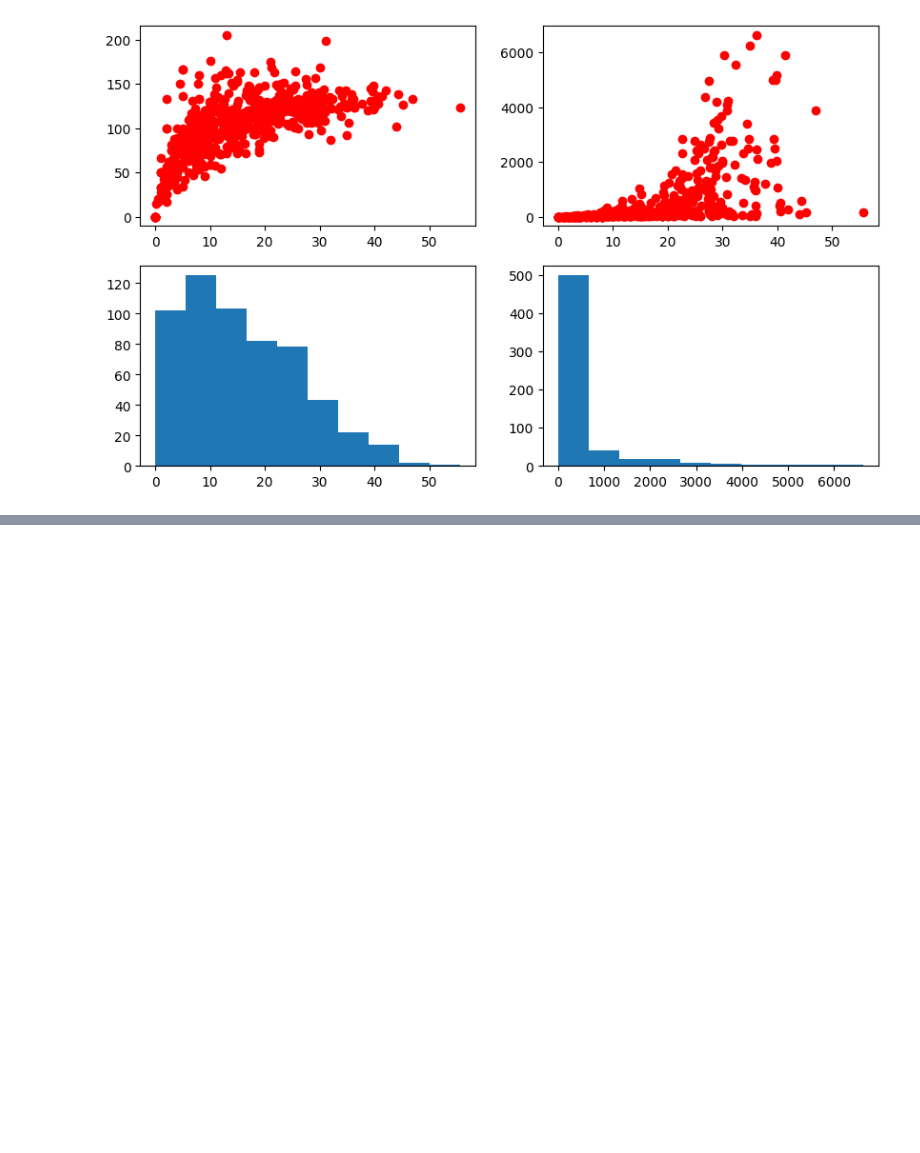
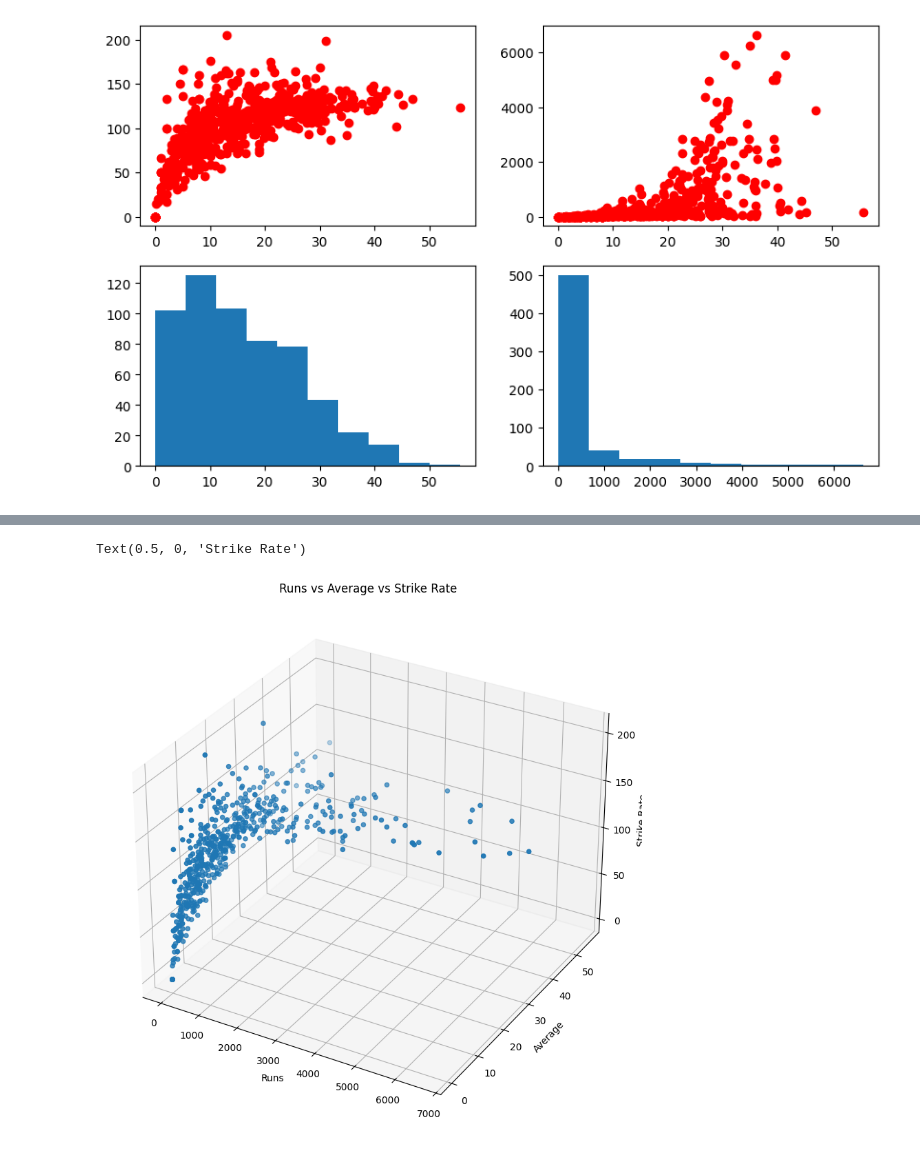
Before and after one commit to hrishavraj89/advanced_matplotlib, a Jupyter notebook: notebook.ipynb, the cells around one changed output, grey strips where cells are left out. Cells and saved outputs as stored; diff of their text form; code cells hidden in the pictures; blank space fills up the shorter version.

Commit message:
leared 3d scatterplots

```diff
--- a/notebook.ipynb
+++ b/notebook.ipynb
@@ -215,0 +234,12 @@ fig.show()
+# %%
+fig = plt.figure(figsize=(15,10))
+ax = plt.subplot(projection='3d')   #we have to pass this line while creating 3d scatterplots
+ax.scatter3D(batters['runs'], batters['avg'], batters['strike_rate'])
+
+ax.set_title('Runs vs Average vs Strike Rate')
+ax.set_xlabel('Runs')
+ax.set_ylabel('Average')
+ax.set_zlabel('Strike Rate')
+# %% [output]
+Text(0.5, 0, 'Strike Rate')
+[figure, added]
```
Also changed, not shown: parts of 3 cells of this notebook.
